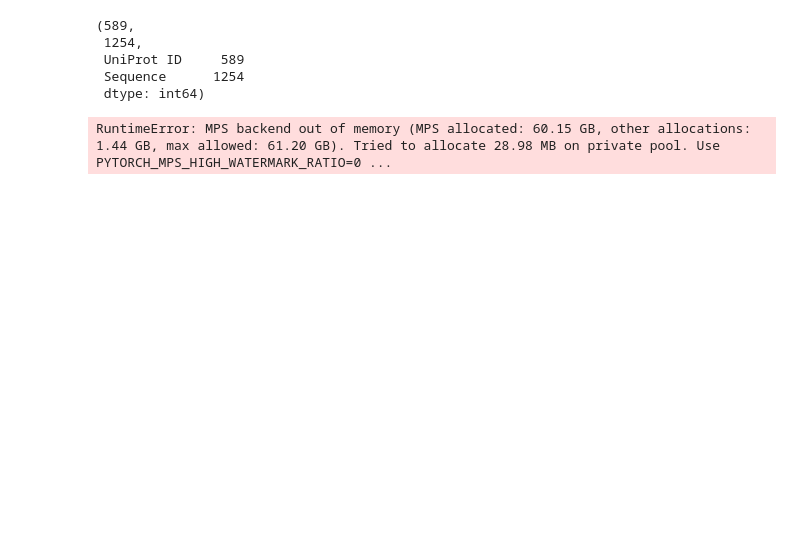
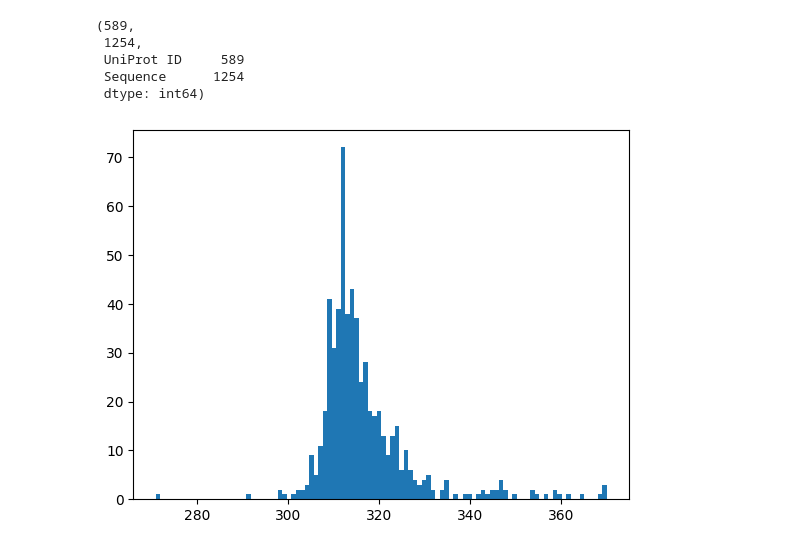
Before and after one commit to nonseanr/BioXML-Hack, a Jupyter notebook: explore.ipynb, the cells around one changed output. Cells and saved outputs as stored; diff of their text form; code cells hidden in the pictures; blank space fills up the shorter version.

```diff
--- a/explore.ipynb
+++ b/explore.ipynb
@@ -123,3 +133,7 @@ uniprot2seq = sm2receptor[['UniProt ID', 'Sequence']].set_index('UniProt ID')['S
+# %%
+plt.hist([len(s) for s in uniprot2seq.values()], bins=100);
+# %% [output]
+[figure, added]
 # %%
 enc = prot_enc.tokenizer.encode(uniprot2seq['Q8NGN2'])
 # %%
@@ -127,6 +141,4 @@ protein_inputs = prot_enc.tokenizer.batch_encode_plus(uniprot2seq['Q8NGN2'], ret
 protein_inputs = {k: v.to(device) for k, v in protein_inputs.items()}
 output, _ = prot_enc.forward(protein_inputs)
 # %%
-emb = prot_enc.get_repr(list(uniprot2seq.values())).numpy(force=True, verbose=True)
+emb = prot_enc.get_repr(list(uniprot2seq.values()), batch_size=16, verbose=True).numpy(force=True)
-# %% [output]
-RuntimeError: MPS backend out of memory (MPS allocated: 60.15 GB, other allocations: 1.44 GB, max allowed: 61.20 GB). Tried to allocate 28.98 MB on private pool. Use PYTORCH_MPS_HIGH_WATERMARK_RATIO=0 ...
```
Also changed, not shown: parts of 27 cells of this notebook, 10 other files.
